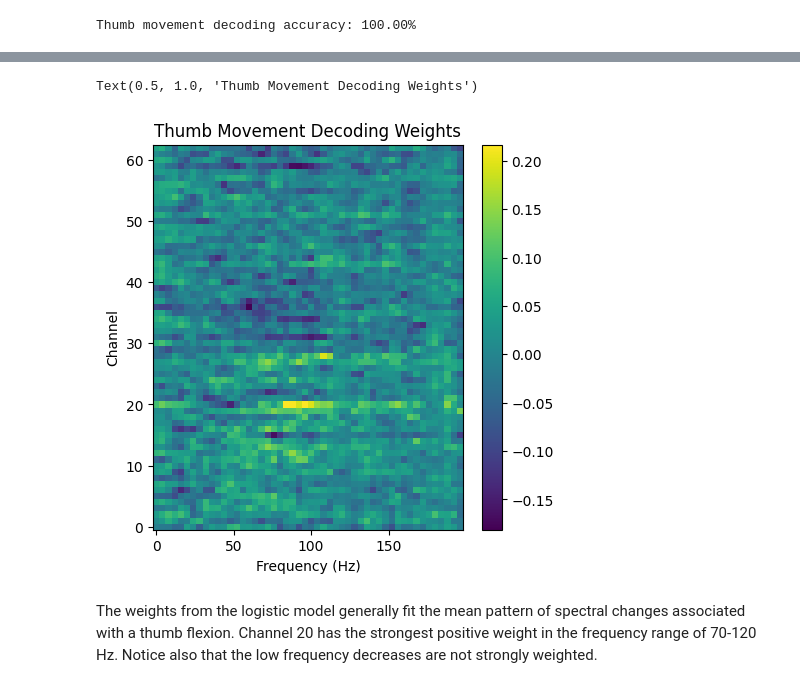
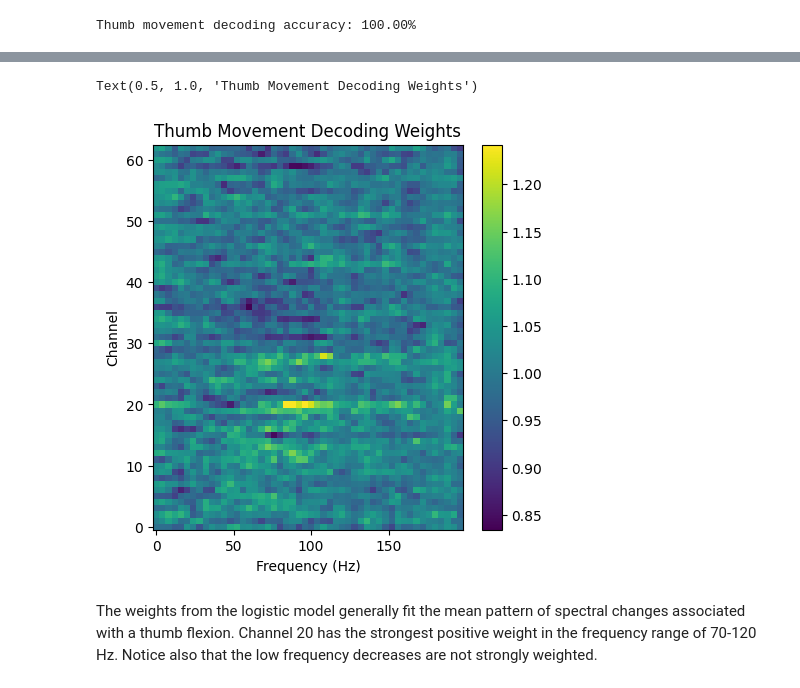
Before and after one commit to dbheadley/DecodingTheBrain, a Jupyter notebook: Week7/notes.ipynb, the cells around one changed output, grey strips where cells are left out. Cells and saved outputs as stored; diff of their text form; code cells hidden in the pictures.

```diff
--- a/Week7/notes.ipynb
+++ b/Week7/notes.ipynb
@@ -298,0 +297,13 @@ Now we can inspect the features that drive the decoding performance. To this, we
+# %%
+# scramble trial labels
+thumb_lbls_sc = np.random.permutation(thumb_lbls)
+
+# test logistic regression model with scrambled labels
+log_mdl.fit(thumb_feats, thumb_lbls_sc)
+
+# get model predictions
+thumb_preds_sc = log_mdl.predict(thumb_feats)
+
+# get model accuracy
+thumb_acc_sc = balanced_accuracy_score(thumb_lbls_sc, thumb_preds_sc)
+print('Thumb movement decoding accuracy: {:0.2f}%'.format(thumb_acc_sc*100))
@@ -299,23 +409,23 @@ Now we can inspect the features that drive the decoding performance. To this, we
 # %%
 # get model parameters
 thumb_b = log_mdl.intercept_
 thumb_w = log_mdl.coef_
 
 # num channels
 n_chans = 63
 freq_list = freqs[freqs<200]
 n_freqs = freq_list.size
 
 # plot thumb movement decoding weights
 plt.figure(figsize=(5,5))
-plt.pcolormesh(freq_list, np.arange(n_chans), thumb_w.reshape((n_chans, n_freqs)))
+plt.pcolormesh(freq_list, np.arange(n_chans), np.exp(thumb_w.reshape((n_chans, n_freqs))))
 plt.colorbar()
 plt.xlabel('Frequency (Hz)')
 plt.ylabel('Channel')
 plt.title('Thumb Movement Decoding Weights')
 # %% [output]
 Text(0.5, 1.0, 'Thumb Movement Decoding Weights')
-[figure, old version]
+[figure, new version]
 # %% [markdown]
 The weights from the logistic model generally fit the mean pattern of spectral changes associated with a thumb flexion. Channel 20 has the strongest positive weight in the frequency range of 70-120 Hz. Notice also that the low frequency decreases are not strongly weighted.
 # %% [markdown]
```
Also changed, not shown: parts of 9 cells of this notebook.
